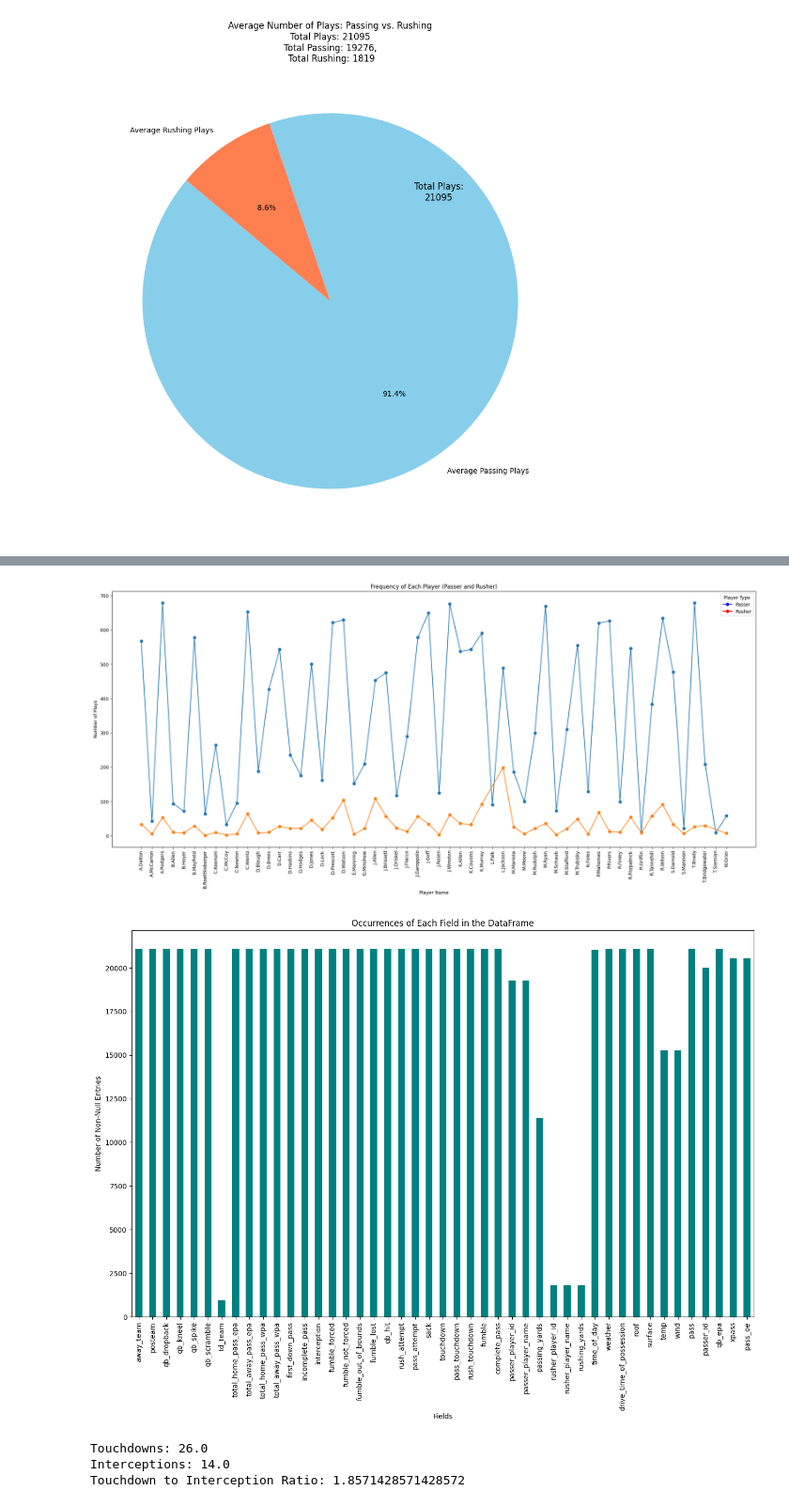
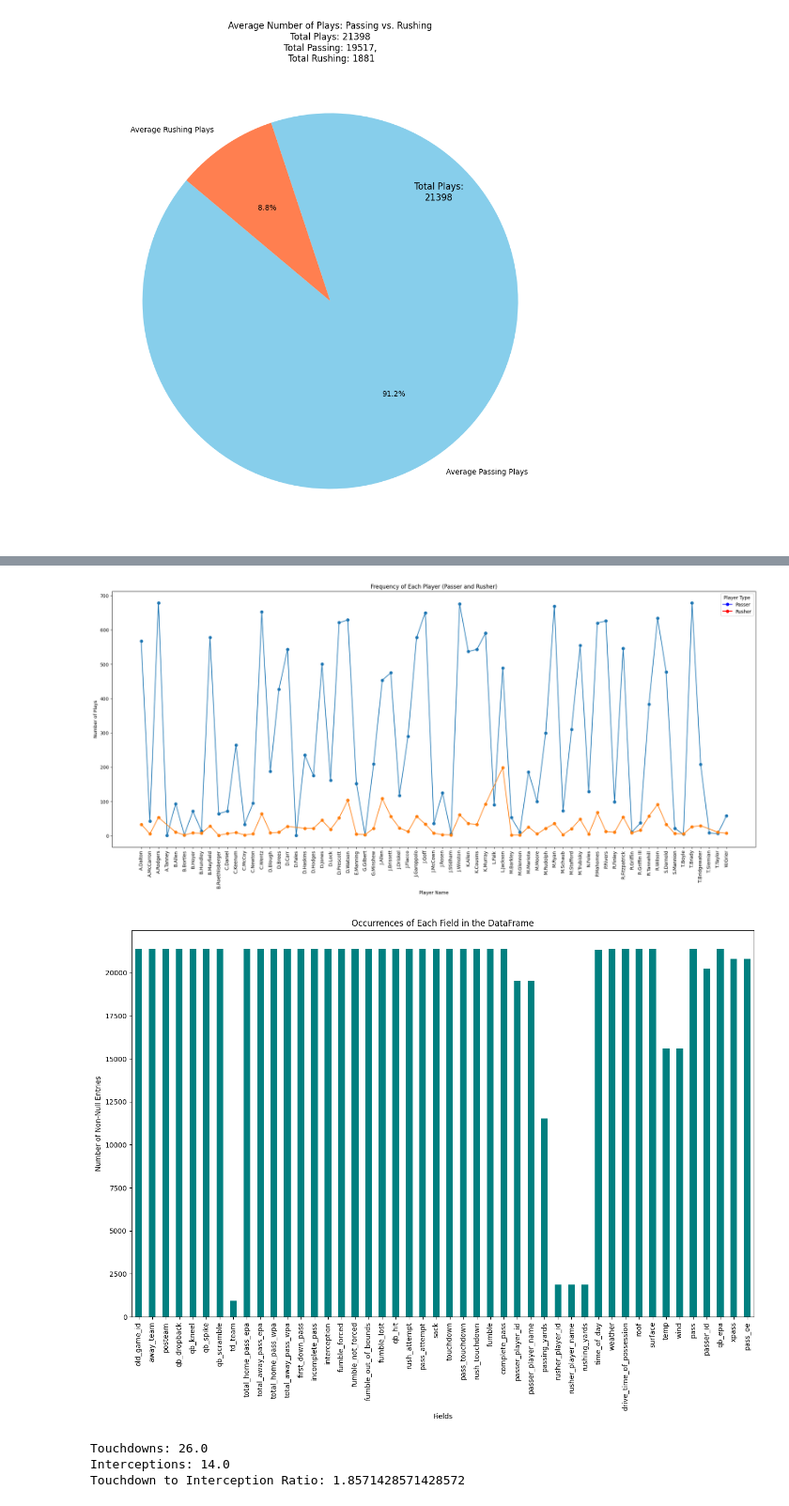
Before and after one commit to SantiM01/Senior-Project, a Jupyter notebook: Test_data_exploration_UPDATED_CURRENT.ipynb, the cells around one changed output, grey strips where cells are left out. Shown at 94% size. Saved outputs shown, nothing was run; the diff lists cells and outputs as text; code cells hidden in the pictures.

```diff
--- a/Test_data_exploration_UPDATED_CURRENT.ipynb
+++ b/Test_data_exploration_UPDATED_CURRENT.ipynb
@@ -28,7 +28,7 @@ columns_to_keep = [
     "rush_touchdown", "fumble", "complete_pass", "passer_player_id", "passer_player_name",
     "passing_yards", "rusher_player_id", "rusher_player_name", "rushing_yards",
     "time_of_day", "weather", "drive_time_of_possession", "roof", "surface",
-    "temp", "wind", "pass", "passer_id", "qb_epa", "xpass", "pass_oe", 'posteam', 'td_team'
+    "temp", "wind", "pass", "passer_id", "qb_epa", "xpass", "pass_oe", 'posteam', 'td_team','old_game_id'
 ]
 # %%
 ##########################################################################################################################
@@ -109,17 +109,20 @@ dtype: int64
 ##########################################################################################################################
 
 
-qb = [ 'L.Jackson', 'P.Mahomes', 'R.Wilson', 'D.Brees', 'D.Watson', 'R.Tannehill', 'A.Rodgers',
-'K.Cousins', 'M.Stafford', 'C.Wentz', 'D.Prescott', 'M.Ryan', 'K.Murray', 'T.Brady', 'J.Garoppolo',
-'D.Carr', 'R.Fitzpatrick', 'J.Allen', 'T.Bridgewater', 'J.Goff', 'P.Rivers', 'J.Winston', 'D.Jones',
-'B.Mayfield', 'G.Minshew', 'S.Darnold', 'J.Brissett', 'D.Haskins', 'D.Lock', 'A.Dalton', 'M.Trubisky',
-'M.Moore', 'J.Flacco', 'C.Keenum', 'M.Mariota', 'K.Allen', 'B.Roethlisberger', 'E.Manning', 'N.Foles',
-'C.Newton', 'M.Schaub', 'J.Driskel', 'R.Griffin', 'B.Hoyer', 'D.Hodges', 'D.Blough', 'B.Allen',
-'M.Rudolph', 'C.McCoy', 'A.McCarron', 'J.Rosen', 'S.Mannion', 'R.Finley', 'T.Siemian', 'L.Falk',
-'W.Grier' ]
+qb19 = [
+    "J.Winston","D.Prescott","J.Goff","P.Rivers","M.Ryan","R.Wilson","T.Brady","D.Carr","C.Wentz",
+    "P.Mahomes","A.Rodgers","J.Garoppolo","D.Watson","B.Mayfield","K.Murray","K.Cousins","R.Fitzpatrick",
+    "A.Dalton","K.Allen","G.Minshew","M.Trubisky","L.Jackson","J.Allen","D.Jones","S.Darnold",
+    "D.Brees","J.Brissett","R.Tannehill","M.Stafford","J.Flacco","M.Rudolph","C.Keenum","T.Bridgewater",
+    "D.Haskins","M.Mariota","D.Hodges","E.Manning","D.Lock","D.Blough","N.Foles","J.Driskel","M.Moore",
+    "M.Schaub","C.Newton","J.Rosen","B.Allen","R.Finley","C.Daniel","L.Falk","B.Hoyer","M.Barkley",
+    "B.Roethlisberger","W.Grier","R.Griffin III","A.McCarron","S.Mannion","C.McCoy","M.Glennon","B.Hundley",
+    "T.Taylor","J.McCown","R.Griffin","T.Boyle","J.Stidham","B.Bortles","T.Siemian","A.Tanney","D.Fales",
+    "G.Gilbert"
+]
 
 
-new_filtered_file = new_file[new_file['passer_player_name'].isin(qb) | new_file['rusher_player_name'].isin(qb)]
+new_filtered_file = new_file[new_file['passer_player_name'].isin(qb19) | new_file['rusher_player_name'].isin(qb19)]
 
 
 # Save the filtered DataFrame to CSV
@@ -150,4 +153,24 @@ pass_oe                       551
 dtype: int64
+# %%
+# Create a copy of the original DataFrame to ensure you're not working on a view
+new_filtered_file2 = new_filtered_file.copy()
+
+# Set up the conditions for team 'BAL' and the player name 'R.Griffin'
+#condition = (
+#    (new_filtered_file2['posteam'] == 'BAL') &
+#    (
+#        (new_filtered_file2['passer_player_name'] == 'R.Griffin') |
+#        (new_filtered_file2['rusher_player_name'] == 'R.Griffin')
+#    )
+#)
+
+# Update 'R.Griffin' to 'R.GriffinIII' only where the condition is true
+#new_filtered_file2.loc[condition, 'passer_player_name'] = 'R.Griffin III'
+#new_filtered_file2.loc[condition, 'rusher_player_name'] = 'R.Griffin III'
+
+
+
+new_filtered_file2.to_csv('test.csv', index=False)
 # %%
 ##########################################################################################################################
 # Graph the number of times each qb made a play and color coded their bars based on weather they were rushing or passing
@@ -390,12 +452,12 @@ plt.show()
 
 
 # Count occurrences for passer player names
-passer_counts = new_filtered_file['passer_player_name'].value_counts().reset_index()
+passer_counts = new_filtered_file2['passer_player_name'].value_counts().reset_index()
 passer_counts.columns = ['Player Name', 'Number of Plays']
 passer_counts['Player Type'] = 'Passer'
 
 # Count occurrences for rusher player names
-rusher_counts = new_filtered_file['rusher_player_name'].value_counts().reset_index()
+rusher_counts = new_filtered_file2['rusher_player_name'].value_counts().reset_index()
 rusher_counts.columns = ['Player Name', 'Number of Plays']
 rusher_counts['Player Type'] = 'Rusher'
 
@@ -426,26 +488,26 @@ plt.legend(handles=handles, title="Player Type")
 
 plt.show()
 # %% [output]
-[figure, old version]
+[figure, new version]
 # %%
 ##########################################################################################################################
 # graphed the number of items in each column
 #
 ##########################################################################################################################
 
 #Count non-null entries in each column
-field_occurrences = new_filtered_file.notnull().sum()
+field_occurrences = new_filtered_file2.notnull().sum()
 
 #Plotting
 plt.figure(figsize = (16, 10))  #Set the figure size for better readability
 field_occurrences.plot(kind ='bar', color ='teal')
 plt.title('Occurrences of Each Field in the DataFrame')
 plt.xlabel('Fields')
 plt.ylabel('Number of Non-Null Entries')
 plt.xticks(rotation = 90)  #Rotate labels to prevent overlap
 plt.show()
 # %% [output]
-[figure, old version]
+[figure, new version]
 # %%
 ##########################################################################################################################
 # Calculated the touchdown to interception ratio for M.Ryan
```
Also changed, not shown: parts of 26 cells of this notebook.
